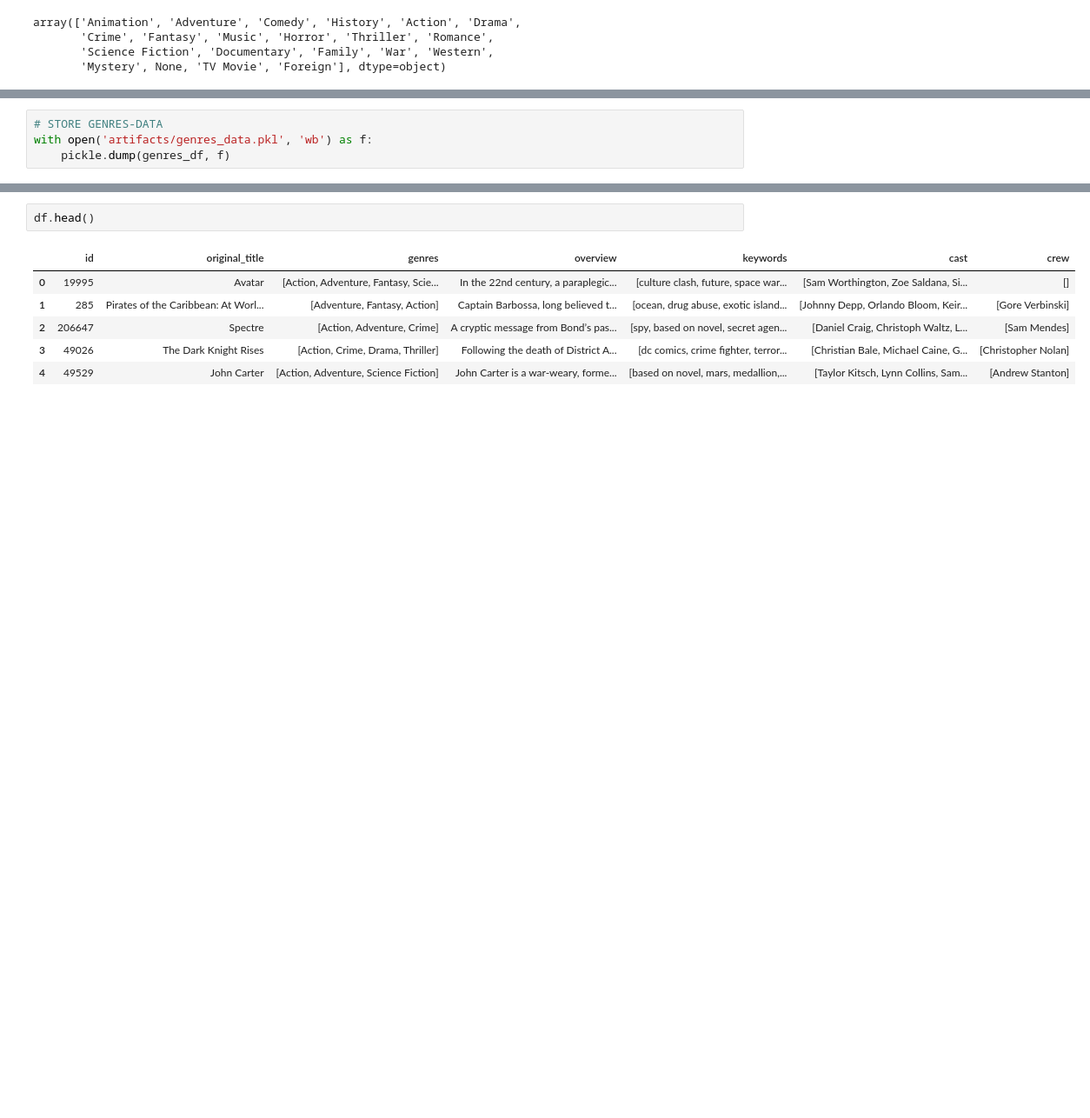
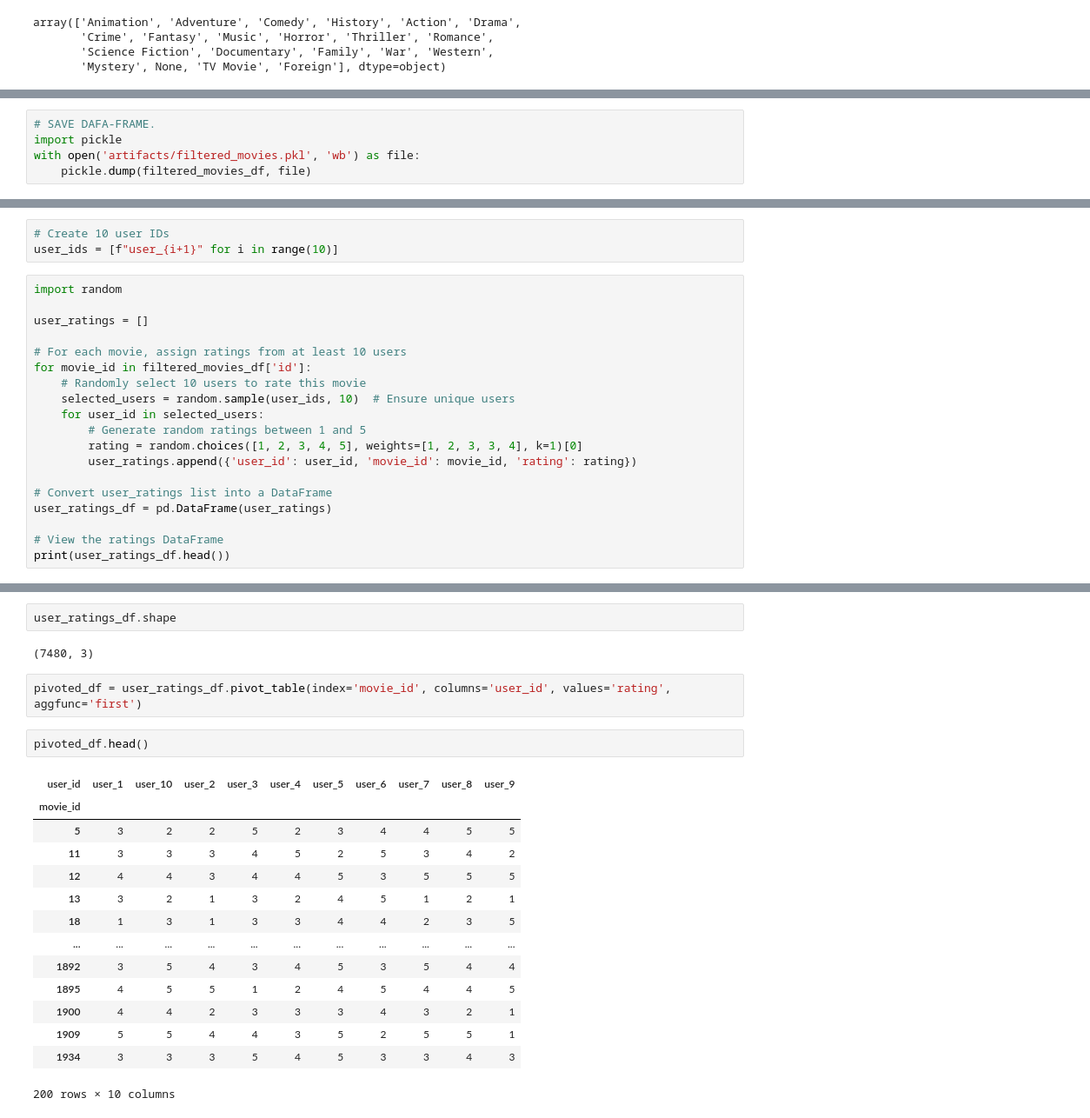
Before and after one commit to soo-hail/Content-Recommendation-Engine, a Jupyter notebook: src/components/data_ingestion_transformation.ipynb, the cells around one changed output, grey strips where cells are left out. Shown at 87% size. Saved outputs shown, nothing was run; the diff lists cells and outputs as text; blank space fills up the shorter version.

Commit message:
Build: Custom Data for Collaborative Filtering

```diff
--- a/src/components/data_ingestion_transformation.ipynb
+++ b/src/components/data_ingestion_transformation.ipynb
@@ -233,4 +218,5 @@ array(['Toy Story', 'GoldenEye', 'The American President', ...,
 # %%
-# STORE GENRES-DATA
-with open('artifacts/genres_data.pkl', 'wb') as f:
-    pickle.dump(genres_df, f)
+# SAVE DAFA-FRAME.
+import pickle
+with open('artifacts/filtered_movies.pkl', 'wb') as file:
+    pickle.dump(filtered_movies_df, file)
@@ -275,0 +223,22 @@ df['crew'] = df['crew'].apply(lambda x: [i['name'] for i in  ast.literal_eval(x)
+# %%
+# Create 10 user IDs
+user_ids = [f"user_{i+1}" for i in range(10)]
+# %%
+import random
+
+user_ratings = []
+
+# For each movie, assign ratings from at least 10 users
+for movie_id in filtered_movies_df['id']:
+    # Randomly select 10 users to rate this movie
+    selected_users = random.sample(user_ids, 10)  # Ensure unique users
+    for user_id in selected_users:
+        # Generate random ratings between 1 and 5
+        rating = random.choices([1, 2, 3, 4, 5], weights=[1, 2, 3, 3, 4], k=1)[0]
+        user_ratings.append({'user_id': user_id, 'movie_id': movie_id, 'rating': rating})
+
+# Convert user_ratings list into a DataFrame
+user_ratings_df = pd.DataFrame(user_ratings)
+
+# View the ratings DataFrame
+print(user_ratings_df.head())
@@ -276,9 +252,23 @@ df['crew'] = df['crew'].apply(lambda x: [i['name'] for i in  ast.literal_eval(x)
+# %%
+user_ratings_df.shape
+# %% [output]
+(7480, 3)
+# %%
+pivoted_df = user_ratings_df.pivot_table(index='movie_id', columns='user_id', values='rating', aggfunc='first')
 # %%
-df.head()
+pivoted_df.head()
 # %% [output]
-|  | id | original_title | genres | overview | keywords | cast | crew |
-| 0 | 19995 | Avatar | [Action, Adventure, Fantasy, Scie... | In the 22nd century, a paraplegic... | [culture clash, future, space war... | [Sam Worthington, Zoe Saldana, Si... | [] |
-| 1 | 285 | Pirates of the Caribbean: At Worl... | [Adventure, Fantasy, Action] | Captain Barbossa, long believed t... | [ocean, drug abuse, exotic island... | [Johnny Depp, Orlando Bloom, Keir... | [Gore Verbinski] |
-| 2 | 206647 | Spectre | [Action, Adventure, Crime] | A cryptic message from Bond’s pas... | [spy, based on novel, secret agen... | [Daniel Craig, Christoph Waltz, L... | [Sam Mendes] |
-| 3 | 49026 | The Dark Knight Rises | [Action, Crime, Drama, Thriller] | Following the death of District A... | [dc comics, crime fighter, terror... | [Christian Bale, Michael Caine, G... | [Christopher Nolan] |
-| 4 | 49529 | John Carter | [Action, Adventure, Science Fiction] | John Carter is a war-weary, forme... | [based on novel, mars, medallion,... | [Taylor Kitsch, Lynn Collins, Sam... | [Andrew Stanton] |
+| user_id | user_1 | user_10 | user_2 | user_3 | user_4 | user_5 | user_6 | user_7 | user_8 | user_9 |
+| movie_id |  |  |  |  |  |  |  |  |  |  |
+| 5 | 3 | 2 | 2 | 5 | 2 | 3 | 4 | 4 | 5 | 5 |
+| 11 | 3 | 3 | 3 | 4 | 5 | 2 | 5 | 3 | 4 | 2 |
+| 12 | 4 | 4 | 3 | 4 | 4 | 5 | 3 | 5 | 5 | 5 |
+| 13 | 3 | 2 | 1 | 3 | 2 | 4 | 5 | 1 | 2 | 1 |
+| 18 | 1 | 3 | 1 | 3 | 3 | 4 | 4 | 2 | 3 | 5 |
+| ... | ... | ... | ... | ... | ... | ... | ... | ... | ... | ... |
+| 1892 | 3 | 5 | 4 | 3 | 4 | 5 | 3 | 5 | 4 | 4 |
+| 1895 | 4 | 5 | 5 | 1 | 2 | 4 | 5 | 4 | 4 | 5 |
+| 1900 | 4 | 4 | 2 | 3 | 3 | 3 | 4 | 3 | 2 | 1 |
+| 1909 | 5 | 5 | 4 | 4 | 3 | 5 | 2 | 5 | 5 | 1 |
+| 1934 | 3 | 3 | 3 | 5 | 4 | 5 | 3 | 3 | 4 | 3 |
+200 rows × 10 columns
```
Also changed, not shown: parts of 64 cells of this notebook.
